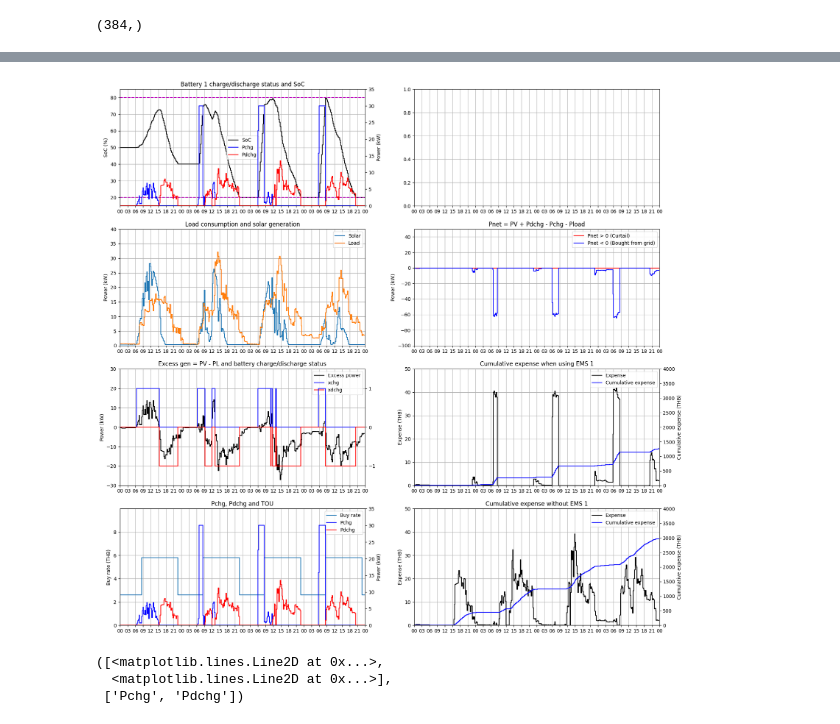
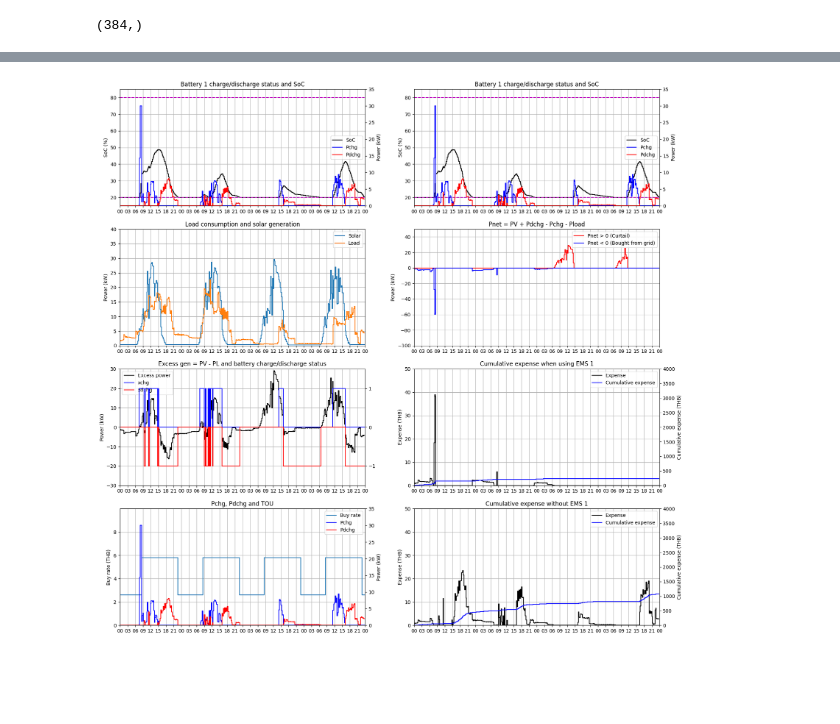
Before and after one commit to mycodereposit/Senior-prj, a Jupyter notebook: EMS_test.ipynb, the cells around one changed output, grey strips where cells are left out. Saved outputs shown, nothing was run; the diff lists cells and outputs as text; code cells hidden in the pictures; blank space fills up the shorter version.

```diff
--- a/EMS_test.ipynb
+++ b/EMS_test.ipynb
@@ -4,7 +4,7 @@ import datetime
 import pandas as pd
 import numpy as np
 # %%
-PARAM = {}
+# add length check with res & horizon
 PARAM['Horizon'] = 4        # horizon to optimize (day)
 PARAM['Resolution'] = 15    # sampling period(min)
 PARAM['PV_capacity'] = 50   # (kw) PV sizing for this EMS
@@ -74,8 +74,8 @@ Buy_rate.shape
 PARAM['Buy_rate'] = Buy_rate
 PARAM['Sell_rate'] = Sell_rate
 # %%
-root_folder = 'C:/Users/User/Desktop/Senior-prj/dataset/'
-name = 'high_load_low_solar_1.csv'
+root_folder = ''
+name = 'high_load_high_solar_1.csv'
 df = pd.read_csv(root_folder + name ,usecols=['PLtot','PVtot'])
 PV = df['PVtot'].to_numpy()
 PL = df['PLtot'].to_numpy()
@@ -88,7 +88,7 @@ PARAM['battery']['discharge_effiency'] = [0.95*0.93,0.95*0.93]; #  bes discharge
 PARAM['battery']['discharge_rate'] = [30,30]; # kW max discharge rate
 PARAM['battery']['charge_rate'] = [30,30]; # kW max charge rate
 PARAM['battery']['actual_capacity'] = [125,125]; # kWh soc_capacity
-PARAM['battery']['initial'] = [50,50]; # userdefined int 0-100 %
+PARAM['battery']['initial'] = [20,20]; # userdefined int 0-100 %
 PARAM['battery']['min'] = [20,20]; #min soc userdefined int 0-100 %
 PARAM['battery']['max'] = [80,80]; #max soc userdefined int 0-100 %
 PARAM['battery']['num_batt'] = len(PARAM['battery']['actual_capacity'])
@@ -199,6 +200,24 @@ ax00r.set_ylim([0,PARAM['battery']['discharge_rate'][0]+5])
 lines_left,labels_left =  ax[0,0].get_legend_handles_labels()
 lines_right,labels_right =  ax00r.get_legend_handles_labels()
 ax[0,0].legend(lines_left + lines_right,labels_left + labels_right,loc=0)
+
+
+#cell (0,1)
+ax[0,1].step(date,sol['soc_2'],'-k',label='SoC')
+ax[0,1].set_ylabel('SoC (%)')
+ax[0,1].set_ylim([PARAM['battery']['min'][1] - 5,PARAM['battery']['max'][1] + 5])
+ax[0,1].set_title('Battery 1 charge/discharge status and SoC')
+ax[0,1].plot(date,PARAM['battery']['min'][1]*np.ones(384,),'--m')
+ax[0,1].plot(date,PARAM['battery']['max'][1]*np.ones(384,),'--m')
+ax01r = ax[0,1].twinx()
+ax01r.step(date,sol['Pchg_2'],'-b',label = 'Pchg')
+ax01r.step(date,sol['Pdchg_2'],'-r',label = 'Pdchg')
+ax01r.set_ylabel('Power (kW)')
+ax01r.set_ylim([0,PARAM['battery']['discharge_rate'][1]+5])
+lines_left,labels_left =  ax[0,1].get_legend_handles_labels()
+lines_right,labels_right =  ax01r.get_legend_handles_labels()
+ax[0,1].legend(lines_left + lines_right,labels_left + labels_right,loc=0)
+
 
 # cell (1,0)
 ax[1,0].step(date,PARAM['PV'],label='Solar')
@@ -257,37 +276,36 @@ ax30r.step(date,sol['Pdchg_1'],'-r',label = 'Pdchg')
 ax30r.set_ylim([0,35])
 ax30r.set_ylabel('Power (kW)')
 lines_left,labels_left =  ax[3,0].get_legend_handles_labels()
 lines_right,labels_right =  ax30r.get_legend_handles_labels()
 ax[3,0].legend(lines_left + lines_right,labels_left + labels_right,loc=0)
 
 #cell(3,1)
 ax[3,1].step(date,expense_noems,'-k',label='Expense')
 ax[3,1].set_ylabel('Expense (THB)')
 ax[3,1].set_ylim([0 ,50])
 ax[3,1].set_yticks(range(0,60,10))
 ax[3,1].set_title('Cumulative expense without EMS 1')
 ax31r = ax[3,1].twinx()
 ax31r.step(date,expense_noems.cumsum(),'-b',label = 'Cumulative expense')
 ax31r.set_ylim([0,4000])
 ax31r.set_ylabel('Cumulative expense (THB)')
 lines_left,labels_left =  ax[3,1].get_legend_handles_labels()
 lines_right,labels_right =  ax31r.get_legend_handles_labels()
 ax[3,1].legend(lines_left + lines_right,labels_left + labels_right,loc=0)
 
 
 
 for i in range(4) :
     for j in range(2) :
         ax[i,j].xaxis.set_major_formatter(DateFormatter('%H'))
         ax[i,j].set_xticks(tick)
         #ax[i,j].legend()
         ax[i,j].grid()
         ax[i,j].set_xlim([start_date,end_date])
 # %% [output]
-[figure, old version]
+[figure, new version]
 # %%
 def EMS_1_plot(PARAM,sol) :
-
 
     fig,ax = plt.subplots(4,2,figsize=(20,20))
 
@@ -315,6 +333,24 @@ def EMS_1_plot(PARAM,sol) :
     lines_left,labels_left =  ax[0,0].get_legend_handles_labels()
     lines_right,labels_right =  ax00r.get_legend_handles_labels()
     ax[0,0].legend(lines_left + lines_right,labels_left + labels_right,loc=0)
+
+
+    #cell (0,1)
+    ax[0,1].step(date,sol['soc_2'],'-k',label='SoC')
+    ax[0,1].set_ylabel('SoC (%)')
+    ax[0,1].set_ylim([PARAM['battery']['min'][1] - 5,PARAM['battery']['max'][1] + 5])
+    ax[0,1].set_title('Battery 1 charge/discharge status and SoC')
+    ax[0,1].plot(date,PARAM['battery']['min'][1]*np.ones(384,),'--m')
+    ax[0,1].plot(date,PARAM['battery']['max'][1]*np.ones(384,),'--m')
+    ax01r = ax[0,1].twinx()
+    ax01r.step(date,sol['Pchg_2'],'-b',label = 'Pchg')
+    ax01r.step(date,sol['Pdchg_2'],'-r',label = 'Pdchg')
+    ax01r.set_ylabel('Power (kW)')
+    ax01r.set_ylim([0,PARAM['battery']['discharge_rate'][1]+5])
+    lines_left,labels_left =  ax[0,1].get_legend_handles_labels()
+    lines_right,labels_right =  ax01r.get_legend_handles_labels()
+    ax[0,1].legend(lines_left + lines_right,labels_left + labels_right,loc=0)
+
 
     # cell (1,0)
     ax[1,0].step(date,PARAM['PV'],label='Solar')
@@ -400,7 +436,3 @@ def EMS_1_plot(PARAM,sol) :
             ax[i,j].grid()
             ax[i,j].set_xlim([start_date,end_date])
     return
-# %% [output]
-([<matplotlib.lines.Line2D at 0x...>,
-  <matplotlib.lines.Line2D at 0x...>],
- ['Pchg', 'Pdchg'])
```
Also changed, not shown: parts of 5 cells of this notebook, 1 other file.
